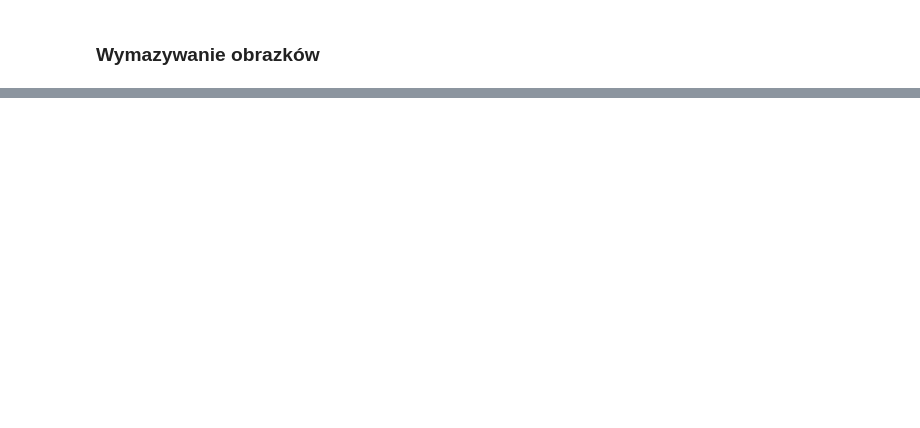
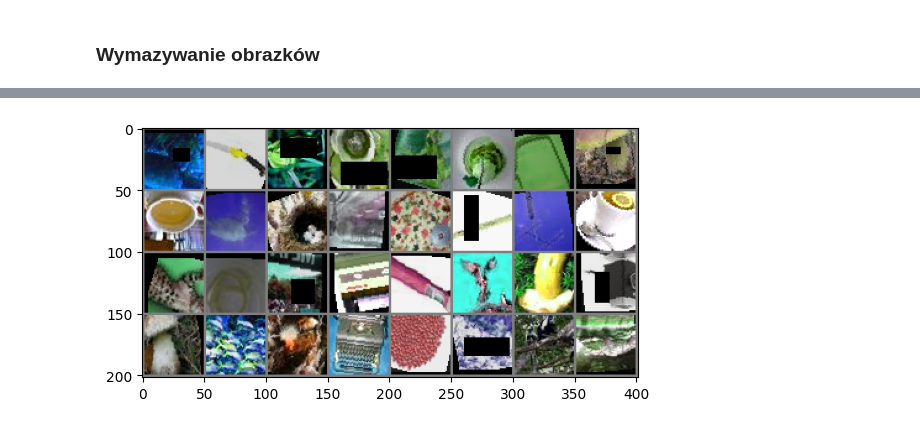
Before and after one commit to BrunoSienkiewicz/Neural-networks, a Jupyter notebook: miniprojekt_3/miniprojekt_3_tuning.ipynb, the cells around one changed output, grey strips where cells are left out. Cells and saved outputs as stored; diff of their text form; code cells hidden in the pictures; blank space fills up the shorter version.

```diff
--- a/miniprojekt_3/miniprojekt_3_tuning.ipynb
+++ b/miniprojekt_3/miniprojekt_3_tuning.ipynb
@@ -173,0 +207,28 @@ res = pd.DataFrame(columns=["n_convs", "kernel_size", "stride", "padding", "trai
+# %%
+transform = transforms.Compose(
+    [transforms.RandomHorizontalFlip(0.5),
+     transforms.RandomVerticalFlip(0.5),
+     transforms.RandomRotation(24),
+     transforms.ColorJitter(brightness=0.2, contrast=0.2, saturation=0.2, hue=0.2),
+     transforms.RandomCrop(48, padding=4),
+     transforms.GaussianBlur(1),
+     transforms.ToTensor(),
+     transforms.RandomErasing(0.2),
+     transforms.Normalize((0.5, 0.5, 0.5), (0.5, 0.5, 0.5))])
+
+dataset = load_data("./train", transform=transform)
+train, val = trai_val_split(dataset, 0.8)
+# %%
+net = CustomNet(num_classes=len(labels), input_size=48).to(device)
+
+train_loader = torch.utils.data.DataLoader(train, batch_size=32, shuffle=True, num_workers=8)
+val_loader = torch.utils.data.DataLoader(val, batch_size=32, shuffle=True, num_workers=8)
+criterion = nn.CrossEntropyLoss()
+optimizer = optim.Adam(net.parameters(), lr=0.001)
+# %%
+train_batch, train_labels = next(iter(train_loader))
+val_batch, val_labels = next(iter(val_loader))
+
+imshow(torchvision.utils.make_grid(train_batch))
+# %% [output]
+[figure, added]
```
Also changed, not shown: parts of 27 cells of this notebook, 2 other files.
